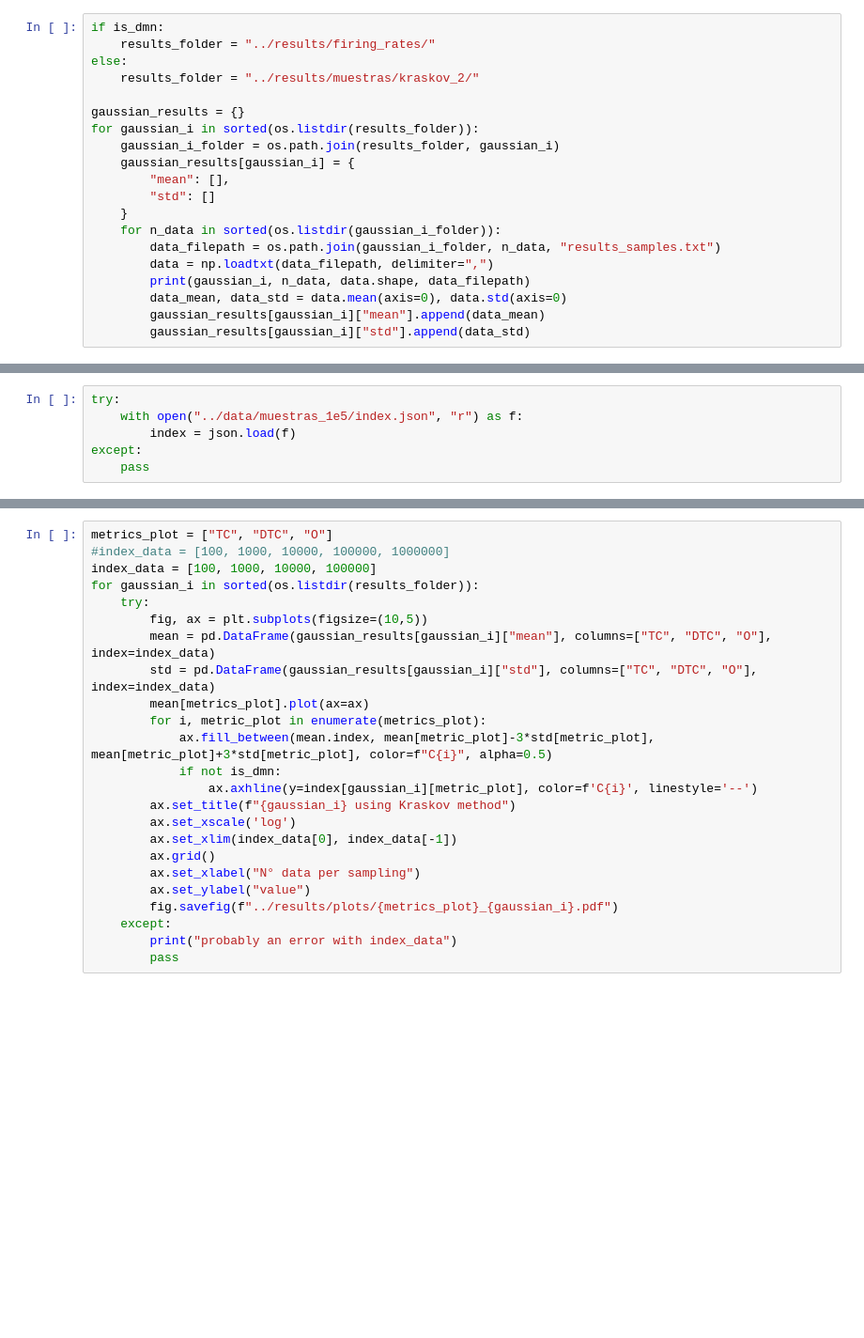
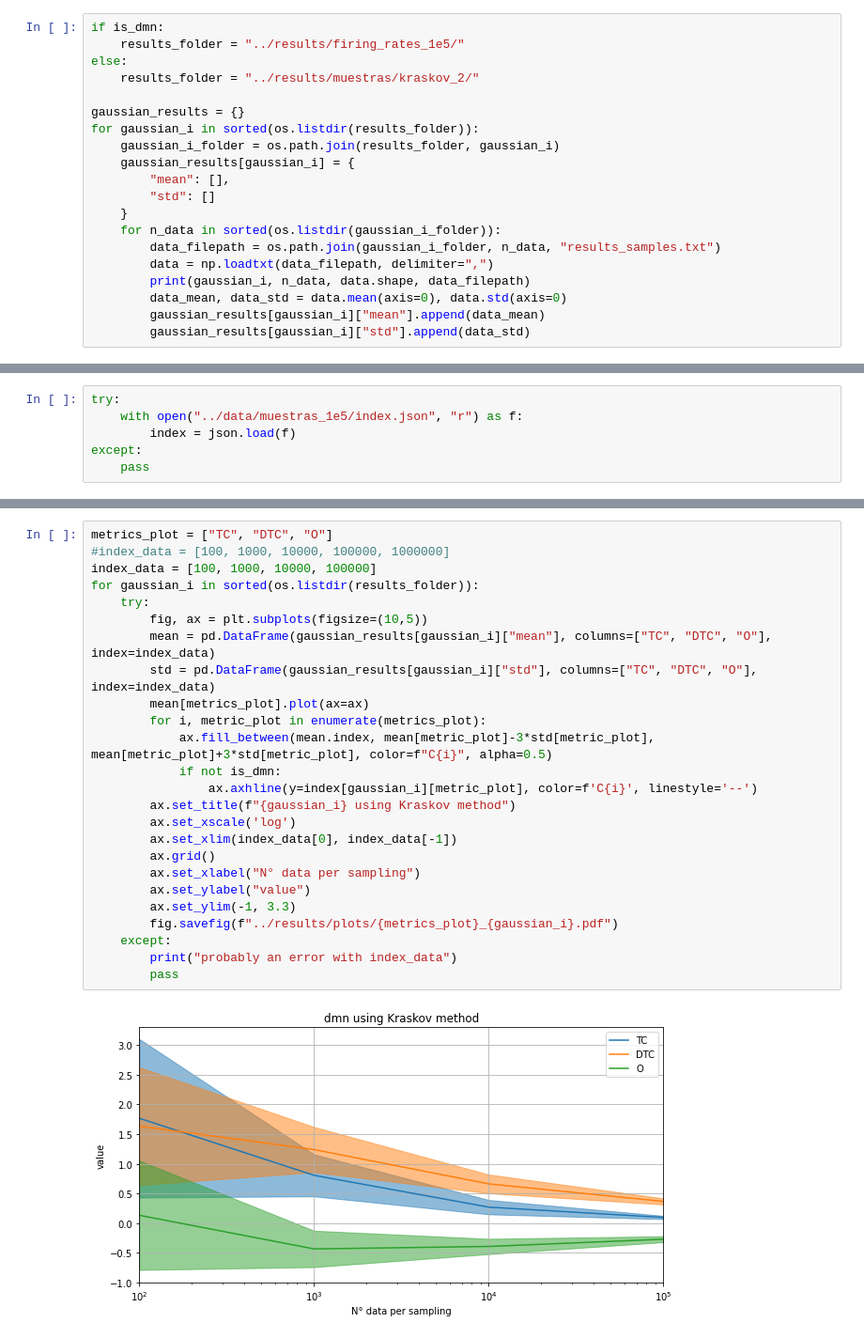
Before and after one commit to cjotade/whole-brain, a Jupyter notebook: src/display_results.ipynb, the cells around one changed output, grey strips where cells are left out. Shown: that part at 94% size. Cells and saved outputs as stored; diff of their text form; blank space fills up the shorter version.

```diff
--- a/src/display_results.ipynb
+++ b/src/display_results.ipynb
@@ -16,7 +16,7 @@ dmn/
 is_dmn = True
 # %%
 if is_dmn:
-    results_folder = "../results/firing_rates/"
+    results_folder = "../results/firing_rates_1e5/"
 else:
     results_folder = "../results/muestras/kraskov_2/"
 
@@ -53,24 +96,27 @@ index
 # %%
 metrics_plot = ["TC", "DTC", "O"]
 #index_data = [100, 1000, 10000, 100000, 1000000]
 index_data = [100, 1000, 10000, 100000]
 for gaussian_i in sorted(os.listdir(results_folder)):
     try:
         fig, ax = plt.subplots(figsize=(10,5))
         mean = pd.DataFrame(gaussian_results[gaussian_i]["mean"], columns=["TC", "DTC", "O"], index=index_data)
         std = pd.DataFrame(gaussian_results[gaussian_i]["std"], columns=["TC", "DTC", "O"], index=index_data)
         mean[metrics_plot].plot(ax=ax)
         for i, metric_plot in enumerate(metrics_plot):
             ax.fill_between(mean.index, mean[metric_plot]-3*std[metric_plot], mean[metric_plot]+3*std[metric_plot], color=f"C{i}", alpha=0.5)
             if not is_dmn:
                 ax.axhline(y=index[gaussian_i][metric_plot], color=f'C{i}', linestyle='--')
         ax.set_title(f"{gaussian_i} using Kraskov method")
         ax.set_xscale('log')
         ax.set_xlim(index_data[0], index_data[-1])
         ax.grid()
         ax.set_xlabel("N° data per sampling")
         ax.set_ylabel("value")
+        ax.set_ylim(-1, 3.3)
         fig.savefig(f"../results/plots/{metrics_plot}_{gaussian_i}.pdf")
     except:
         print("probably an error with index_data")
         pass
+# %% [output]
+[figure, added]
```
Also changed, not shown: parts of 6 cells of this notebook.
